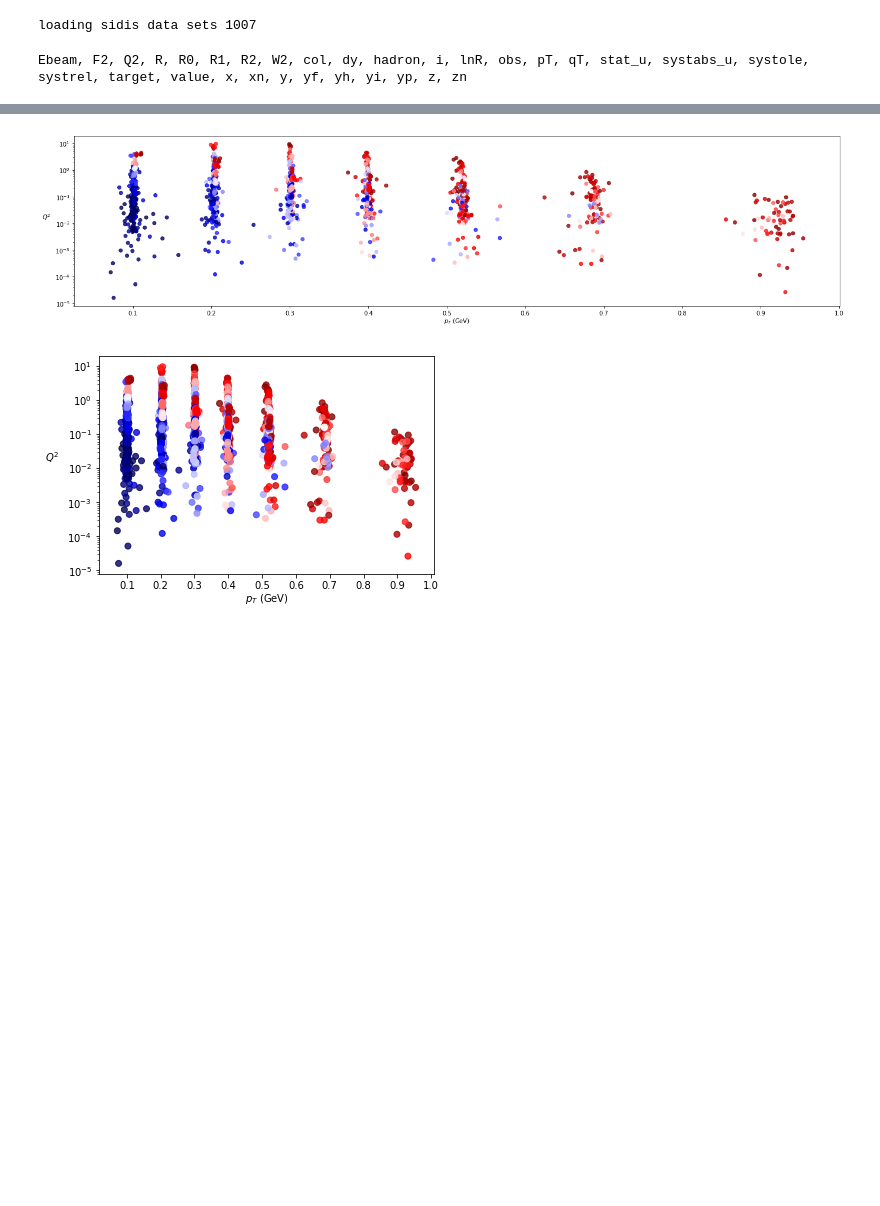
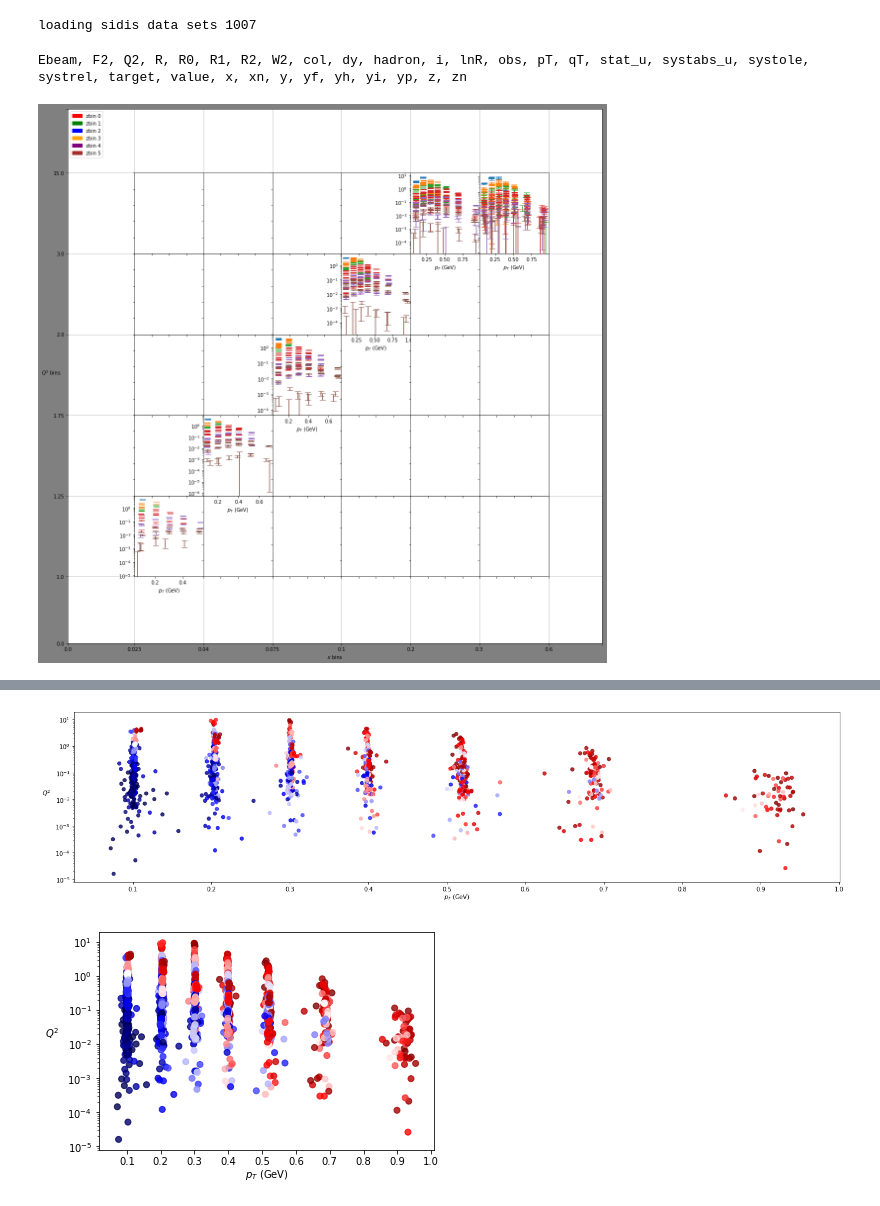
Before and after one commit to prokudin/collinearity, a Jupyter notebook: notebooks/HERMES_R0_R1_R2_function_PT.ipynb, the cells around one changed output, grey strips where cells are left out. Cells and saved outputs as stored; diff of their text form; code cells hidden in the pictures; blank space fills up the shorter version.

```diff
--- a/notebooks/HERMES_R0_R1_R2_function_PT.ipynb
+++ b/notebooks/HERMES_R0_R1_R2_function_PT.ipynb
@@ -127,3 +127,99 @@ def color_plot(data,vert_lab, hor_lab, cmap="plasma", alpha=1.0):
     #fig.tight_layout()
 
     return fig, ax, vert, hor
+# %%
+# data bin edeges
+xBin=np.array([0.023,0.04,0.055,0.075,0.1,0.14,0.2,0.3,0.4,0.6]) # Tick marks figure x-axis
+Q2Bin=np.array([1.0, 1.25, 1.5, 1.75, 2.0, 2.25, 2.5, 3.0, 5.0, 15.0]) # Tick marks figure y-axis
+zBin= np.array([0.1, 0.2, 0.3, 0.4, 0.6, 0.8, 1.1]) # catagories for z to be ploted indiviualy in each subplot
+# binning data
+dat['xBin'] = pd.cut(dat['x'], xBin,labels = False, retbins=0)
+dat['Q2Bin'] = pd.cut(dat['Q2'], Q2Bin,labels = False, retbins=0)
+dat['zBin'] = pd.cut(dat['z'], zBin,labels = False, retbins=0)
+
+# bins for x and y that have non-empty intersection
+pTdatmod=[0,2,3,5,6,8] # xBins that overlap Q2Bins
+valuedatmod=[0,2,3,6,8] # Q2bins that overlap xBins
+
+# initialize the figure
+fig1=py.figure(figsize=(15, 15),facecolor="gray") # figsize; wxh in inches
+globalGrid=gridspec.GridSpec(1, 1, wspace=0.0, hspace=0.0) # plot for subplot matrix as 1x1 matrix
+innerGrid=gridspec.GridSpecFromSubplotSpec(5, 6, subplot_spec=globalGrid[0], wspace=0.0, hspace=0.0) # 5x6 subplot grid
+
+# figure properties:
+ax=fig1.add_axes([0,0,1,1]) # axas for subplot matrix as percent of hole
+ax.yaxis.set_ticks([0,1.25,2.76,4.27,5.78,7.29,8.8,10])
+ax.xaxis.set_ticks([0,1.25,2.54,3.83,5.12,6.42,7.7,9,10 ])
+#xticklabels = np.array(['','[0,0.023)','[0.04,0.055)','[0.055,0.075)','[0.1,0.14)',
+#                            '[0.14,0.1)','[0.4,0.6)'])
+#yticklabels = np.array(['','[0,1.0)','[1.25,1.5)','[1.5,1.75)','[2.25,2.5)','[5.0,15.0)'])
+xticklabels = np.array([0,0.023,0.04,0.075,0.1,0.2,0.3,0.6])
+yticklabels = np.array([0,1.0, 1.25, 1.75, 2.0, 3.0, 15.0])
+ax.set_yticklabels(yticklabels)
+ax.set_xticklabels(xticklabels)
+ax.set_xlabel(r"$x$ bins") # xy-lables
+ax.set_ylabel(r"$Q^2$ bins",rotation="horizontal")
+ax.grid() # grid on
+
+# subplot axis proerties (unused)
+Zcolor=["red","green","blue","orange","purple","brown"]
+Zmark=["o","o","o","o"]
+
+# Set legend
+Zpatch1 = mpatches.Patch(color=Zcolor[0], label='zbin 0')
+Zpatch2 = mpatches.Patch(color=Zcolor[1], label='zbin 1')
+Zpatch3 = mpatches.Patch(color=Zcolor[2], label='zbin 2')
+Zpatch4 = mpatches.Patch(color=Zcolor[3], label='zbin 3')
+Zpatch5 = mpatches.Patch(color=Zcolor[4], label='zbin 4')
+Zpatch6 = mpatches.Patch(color=Zcolor[5], label='zbin 5')
+ax.legend(handles=[Zpatch1,Zpatch2,Zpatch3,Zpatch4,Zpatch5,Zpatch6],loc='upper left')
+
+num = 0
+for f,F in zip(range(len(pTdatmod)),pTdatmod):
+    for j,J in zip(range(len(valuedatmod)),valuedatmod):
+        if j == 4:
+            k = int(f) # kth possition for subplot on innerGrid matrix
+            maskX = dat['xBin'].isin([F]) # retruns boolean for all Jth xBin in dat
+            maskY = dat['Q2Bin'].isin([J]) # retruns boolean for all Fth Q2Bin in dat
+        elif j == 3:
+            k = 6 + int(f)
+            maskX = dat['xBin'].isin([F])
+            maskY = dat['Q2Bin'].isin([J])
+        elif j == 2:
+            k = 12 + int(f)
+            maskX = dat['xBin'].isin([F])
+            maskY = dat['Q2Bin'].isin([J])
+        elif j == 1:
+            k = 18 + int(f)
+            maskX = dat['xBin'].isin([F])
+            maskY = dat['Q2Bin'].isin([J])
+        elif j == 0:
+            k = 24 + int(f)
+            maskX = dat['xBin'].isin([F])
+            maskY = dat['Q2Bin'].isin([J])
+        ax = fig1.add_subplot(innerGrid[k]) # add subplot in innerGrid
+        xydat = dat[maskX & maskY] # subset of data for Jth xBin and Fth Q2Bin
+        for z in range(len(zBin)-1):
+            maskZ = xydat["zBin"].isin([z])
+            databin = xydat[maskZ]
+
+            if databin.empty:
+                num += 1
+                ax.set_yticklabels('')
+                ax.set_xticklabels('')
+                pass
+            else:
+#                print('xbin = ' + str(f))
+#                print('ybin = ' + str(j))
+#                print('k = ' + str(k))
+#                print(databin)
+                ax.errorbar(databin['pT'],databin['value'],yerr=databin['delta'],capsize=6,linestyle="")
+                if k == 5:
+                    ax.set_xlabel(r"$p_T$ (GeV)")
+                    ax.set_yscale('log')
+                    ax.set_yticklabels("")
+                else:
+                    ax.set_yscale("log")
+                    ax.set_xlabel(r"$p_T$ (GeV)")
+# %% [output]
+[figure, added]
```
Also changed, not shown: parts of 1 cell of this notebook.
